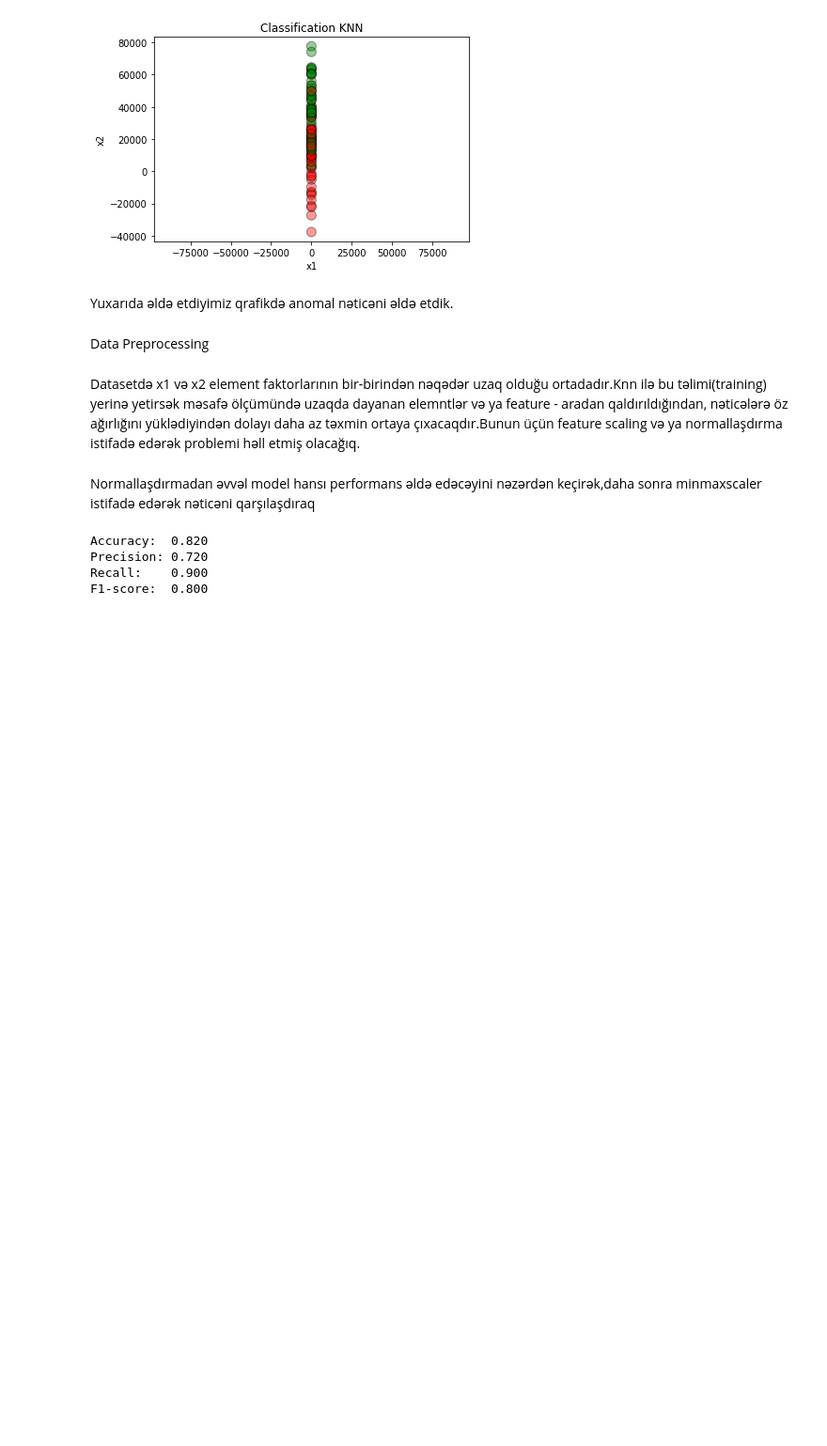
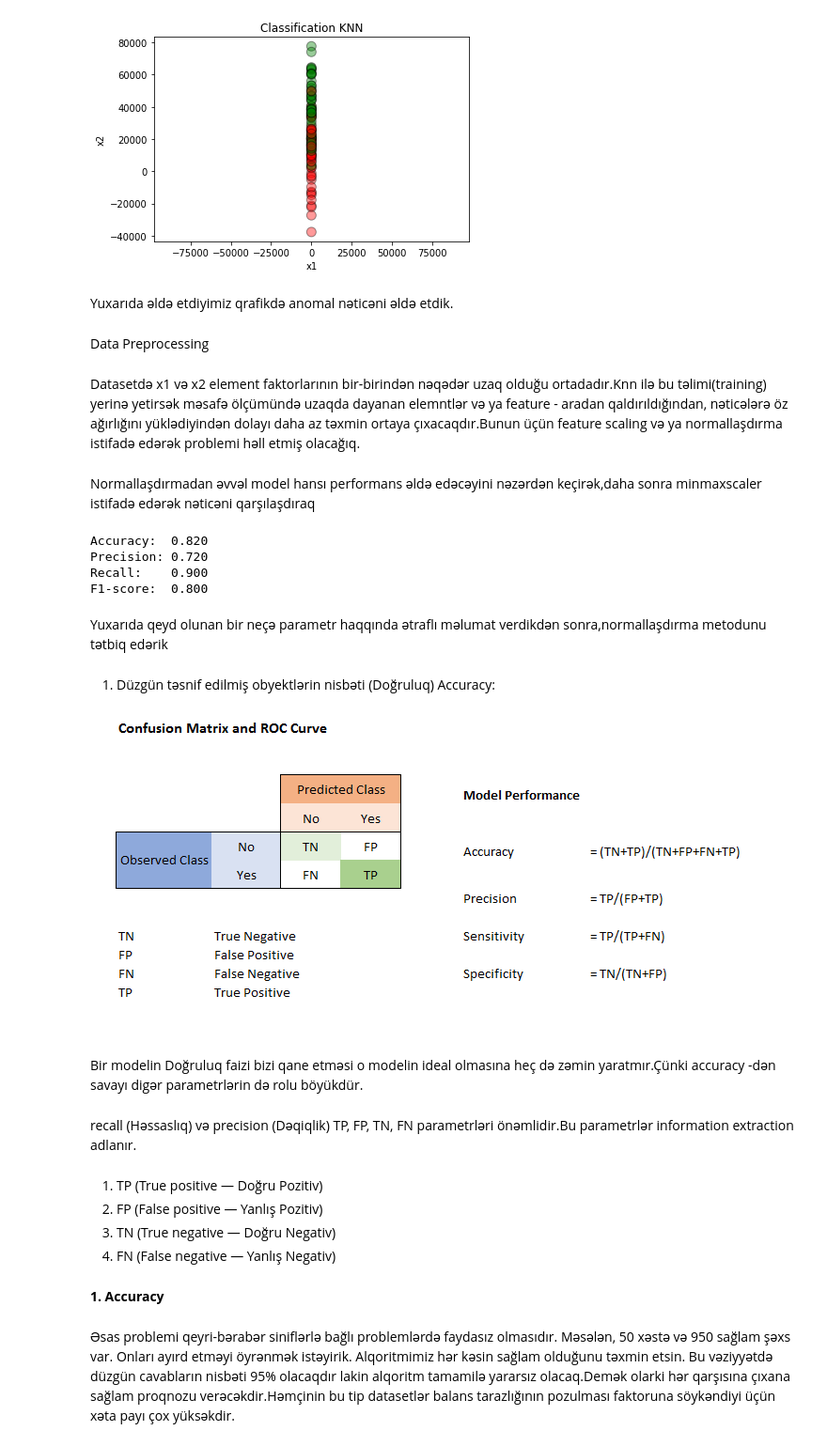
Before and after one commit to RashadGarayev/MachineLearningAZ, a Jupyter notebook: MachineLearningAz/Algorithm.ipynb, the cells around one changed output. Shown at 94% size. Drawn from its saved outputs; the diff is of its cells as text; code cells hidden in the pictures; blank space fills up the shorter version.

```diff
--- a/MachineLearningAz/Algorithm.ipynb
+++ b/MachineLearningAz/Algorithm.ipynb
@@ -379,3 +381,26 @@ Accuracy:  0.820
 Precision: 0.720
 Recall:    0.900
 F1-score:  0.800
+# %% [markdown]
+Yuxarıda qeyd olunan bir neçə parametr haqqında ətraflı məlumat verdikdən sonra,normallaşdırma metodunu tətbiq edərik
+# %% [markdown]
+1) Düzgün təsnif edilmiş obyektlərin nisbəti (Doğruluq) Accuracy:
+# %%
+from IPython.display import Image
+Image(filename='image/ConfusionMatrix.png')
+# %% [output]
+[figure, added]
+# %% [markdown]
+Bir modelin Doğruluq faizi bizi qane etməsi o modelin ideal olmasına heç də zəmin yaratmır.Çünki accuracy -dən savayı digər parametrlərin də rolu böyükdür.
+# %% [markdown]
+recall (Həssaslıq) və precision (Dəqiqlik) TP, FP, TN, FN parametrləri önəmlidir.Bu parametrlər information extraction adlanır.
+# %% [markdown]
+1. TP (True positive — Doğru Pozitiv)
+2. FP (False positive — Yanlış Pozitiv)
+3. TN (True negative — Doğru Negativ)
+4. FN (False negative — Yanlış Negativ)
+# %% [markdown]
+<strong>1. Accuracy</strong>
+# %% [markdown]
+Əsas problemi qeyri-bərabər siniflərlə bağlı problemlərdə faydasız olmasıdır. Məsələn, 50 xəstə və 950 sağlam şəxs var. Onları ayırd etməyi öyrənmək istəyirik. Alqoritmimiz hər kəsin sağlam olduğunu təxmin etsin. Bu vəziyyətdə düzgün cavabların nisbəti 95% olacaqdır
+lakin alqoritm tamamilə yararsız olacaq.Demək olarki hər qarşısına çıxana sağlam proqnozu verəcəkdir.Həmçinin bu tip datasetlər balans tarazlığının pozulması faktoruna söykəndiyi üçün xəta payı çox yüksəkdir.
```
Also changed, not shown: parts of 16 cells of this notebook.
